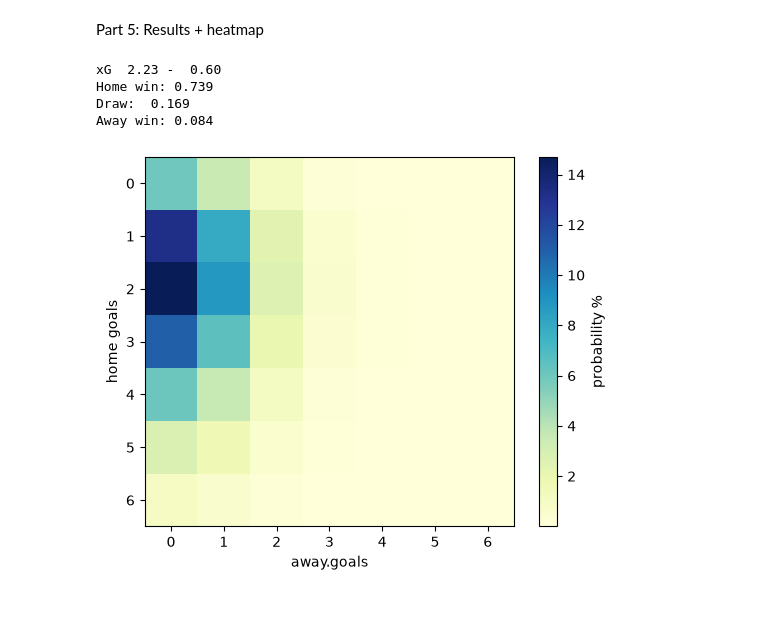
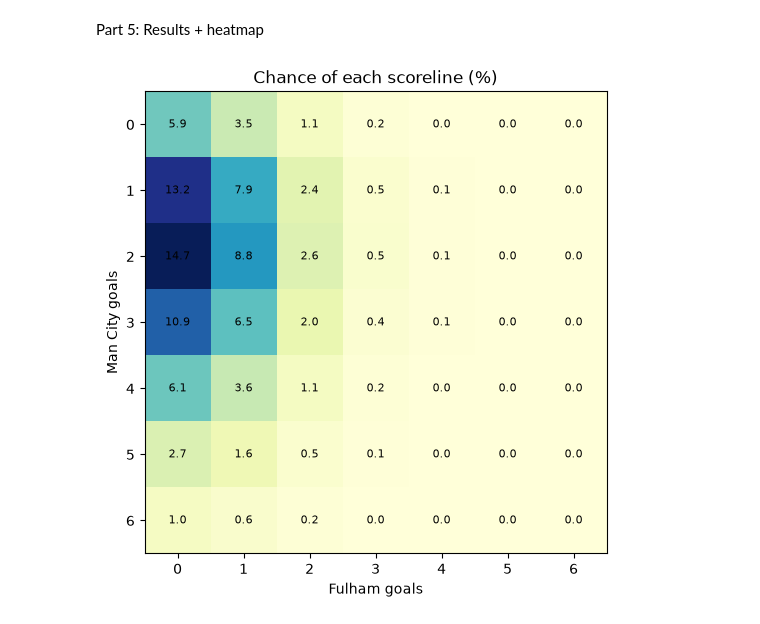
Before and after one commit to prabhashsigdel/football-match-prediction, a Jupyter notebook: mancity_vs_fulham_poisson.ipynb, the cells around one changed output. Drawn from its saved outputs; the diff is of its cells as text; code cells hidden in the pictures.

Commit message:
Add annotated scoreline heatmap

```diff
--- a/mancity_vs_fulham_poisson.ipynb
+++ b/mancity_vs_fulham_poisson.ipynb
@@ -72,19 +72,16 @@ def predict(home_team, away_team, max_goals = 6 ):
 # %% [markdown]
 Part 5: Results + heatmap
 # %%
-hx, ax, grid =predict ("Man City", "Fulham")
-print(f"xG {hx: .2f} - {ax: .2f}")
-print("Home win:", np.tril(grid, -1).sum().round(3))
-print("Draw: ", np.trace(grid).round(3))
-print("Away win:", np.triu(grid, 1).sum().round(3))
+fig, axp = plt.subplots(figsize=(7, 6))
+axp.imshow(grid * 100, cmap="YlGnBu")
 
-plt.imshow(grid * 100, cmap="YlGnBu")
-plt.colorbar(label = "probability %")
-plt.xlabel("away.goals"); plt.ylabel ("home goals")
+for i in range(grid.shape[0]):        # loop over City goals (rows)
+    for j in range(grid.shape[1]):    # loop over Fulham goals (columns)
+        axp.text(j, i, f"{grid[i, j]*100:.1f}", ha="center", va="center", fontsize=8)
+
+axp.set_xlabel("Fulham goals")
+axp.set_ylabel("Man City goals")
+axp.set_title("Chance of each scoreline (%)")
 plt.show()
 # %% [output]
-xG  2.23 -  0.60
-Home win: 0.739
-Draw:  0.169
-Away win: 0.084
-[figure, old version]
+[figure, new version]
```
